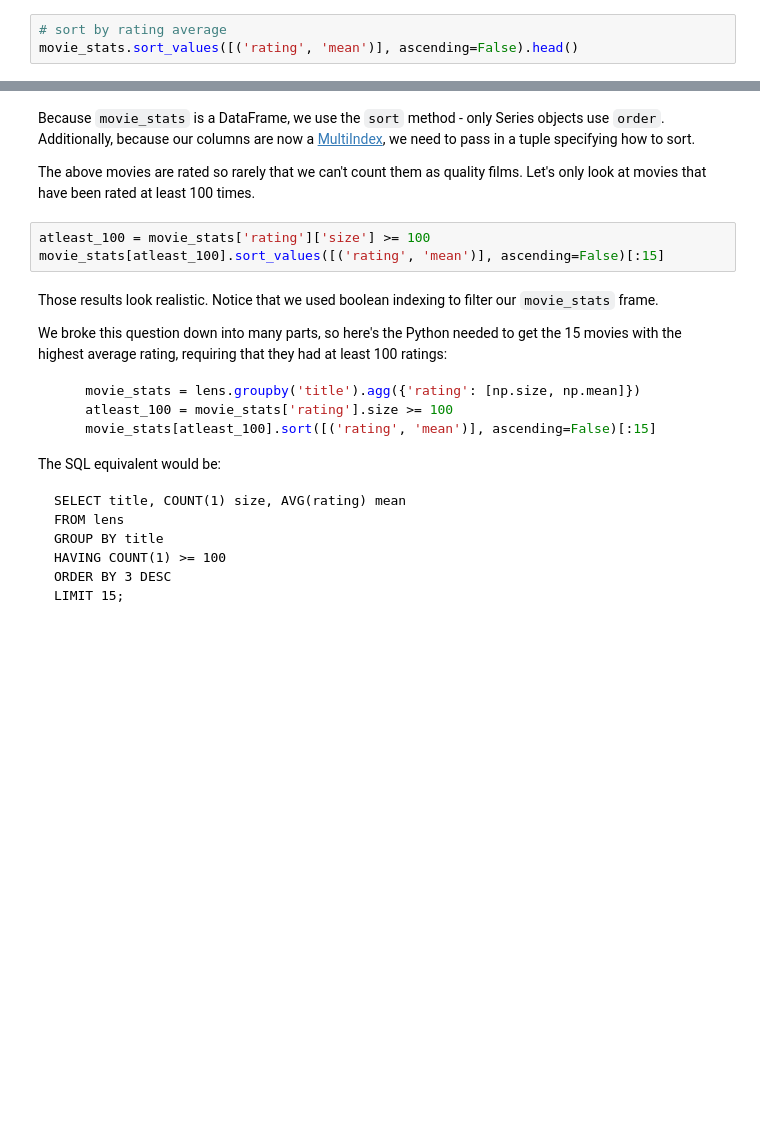
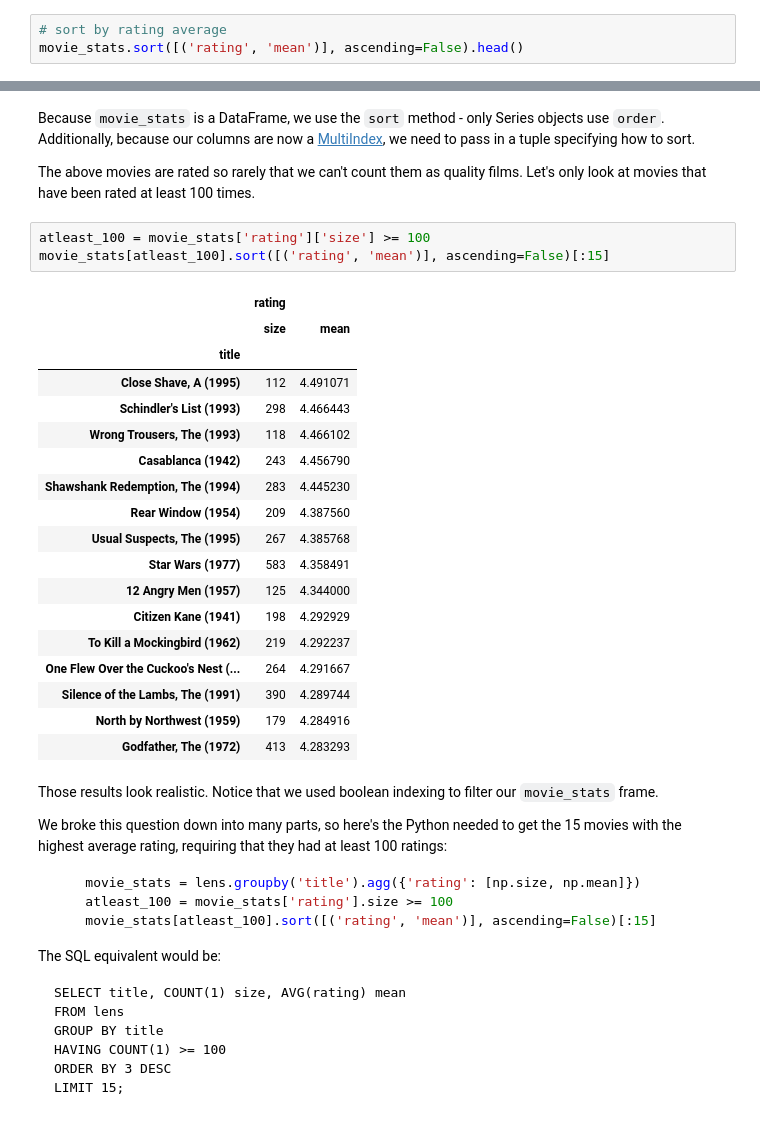
Before and after one commit to gjreda/gregreda.com, a Jupyter notebook: content/notebooks/intro-to-pandas.ipynb, the cells around one changed output, grey strips where cells are left out. Saved outputs shown, nothing was run; the diff lists cells and outputs as text; blank space fills up the shorter version.

```diff
--- a/content/notebooks/intro-to-pandas.ipynb
+++ b/content/notebooks/intro-to-pandas.ipynb
@@ -624,4 +1114,4 @@ We can use the `agg` method to pass a dictionary specifying the columns to aggre
 Let's sort the resulting DataFrame so that we can see which movies have the highest average score.
 # %%
 # sort by rating average
-movie_stats.sort_values([('rating', 'mean')], ascending=False).head()
+movie_stats.sort([('rating', 'mean')], ascending=False).head()
@@ -631,7 +1130,26 @@ Because `movie_stats` is a DataFrame, we use the `sort` method - only Series obj
 The above movies are rated so rarely that we can't count them as quality films. Let's only look at movies that have been rated at least 100 times.
 # %%
 atleast_100 = movie_stats['rating']['size'] >= 100
-movie_stats[atleast_100].sort_values([('rating', 'mean')], ascending=False)[:15]
+movie_stats[atleast_100].sort([('rating', 'mean')], ascending=False)[:15]
+# %% [output]
+|  | rating |  |
+|  | size | mean |
+| title |  |  |
+| Close Shave, A (1995) | 112 | 4.491071 |
+| Schindler's List (1993) | 298 | 4.466443 |
+| Wrong Trousers, The (1993) | 118 | 4.466102 |
+| Casablanca (1942) | 243 | 4.456790 |
+| Shawshank Redemption, The (1994) | 283 | 4.445230 |
+| Rear Window (1954) | 209 | 4.387560 |
+| Usual Suspects, The (1995) | 267 | 4.385768 |
+| Star Wars (1977) | 583 | 4.358491 |
+| 12 Angry Men (1957) | 125 | 4.344000 |
+| Citizen Kane (1941) | 198 | 4.292929 |
+| To Kill a Mockingbird (1962) | 219 | 4.292237 |
+| One Flew Over the Cuckoo's Nest (... | 264 | 4.291667 |
+| Silence of the Lambs, The (1991) | 390 | 4.289744 |
+| North by Northwest (1959) | 179 | 4.284916 |
+| Godfather, The (1972) | 413 | 4.283293 |
 # %% [markdown]
 Those results look realistic.  Notice that we used boolean indexing to filter our `movie_stats` frame.
 
```
Also changed, not shown: parts of 79 cells of this notebook.
